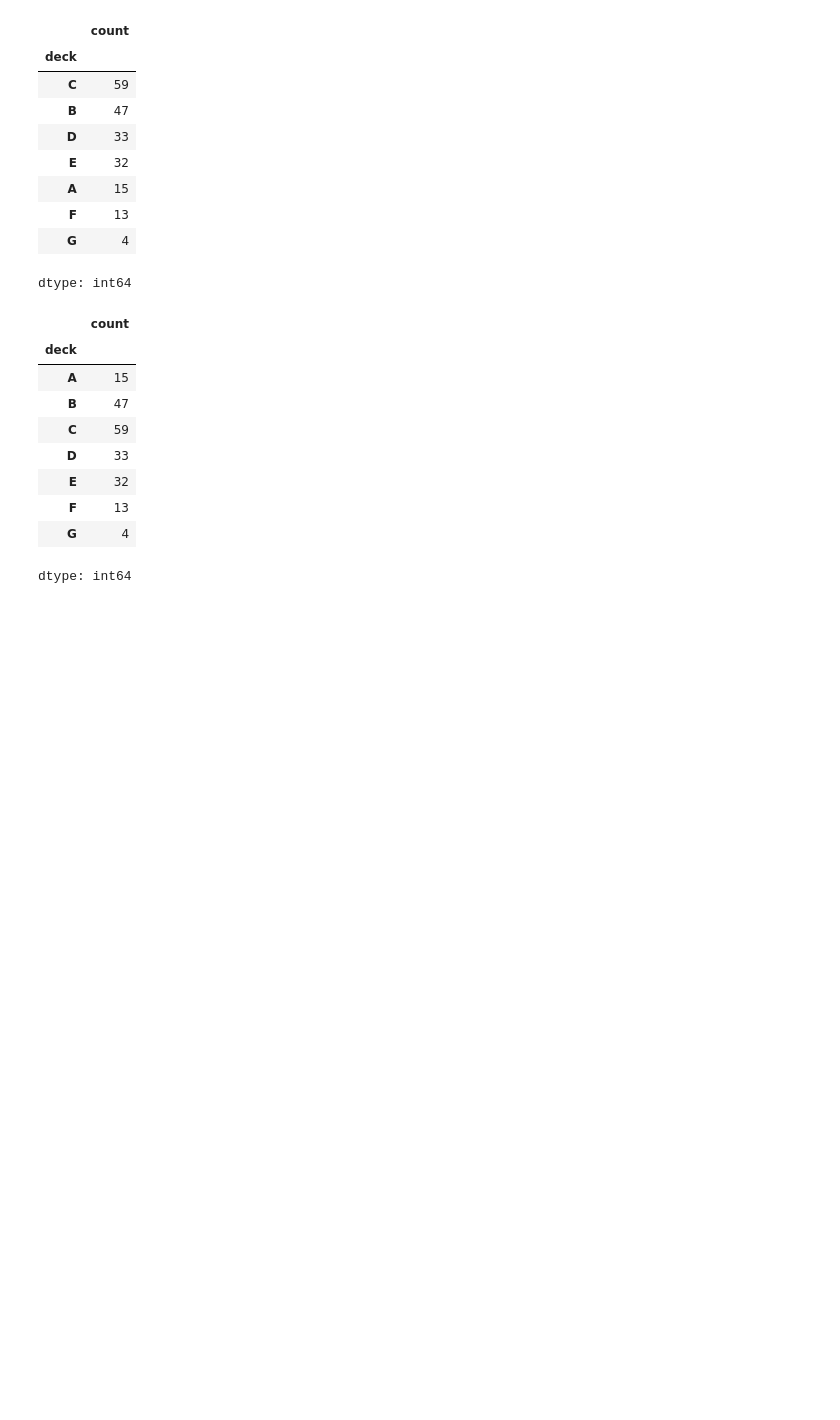
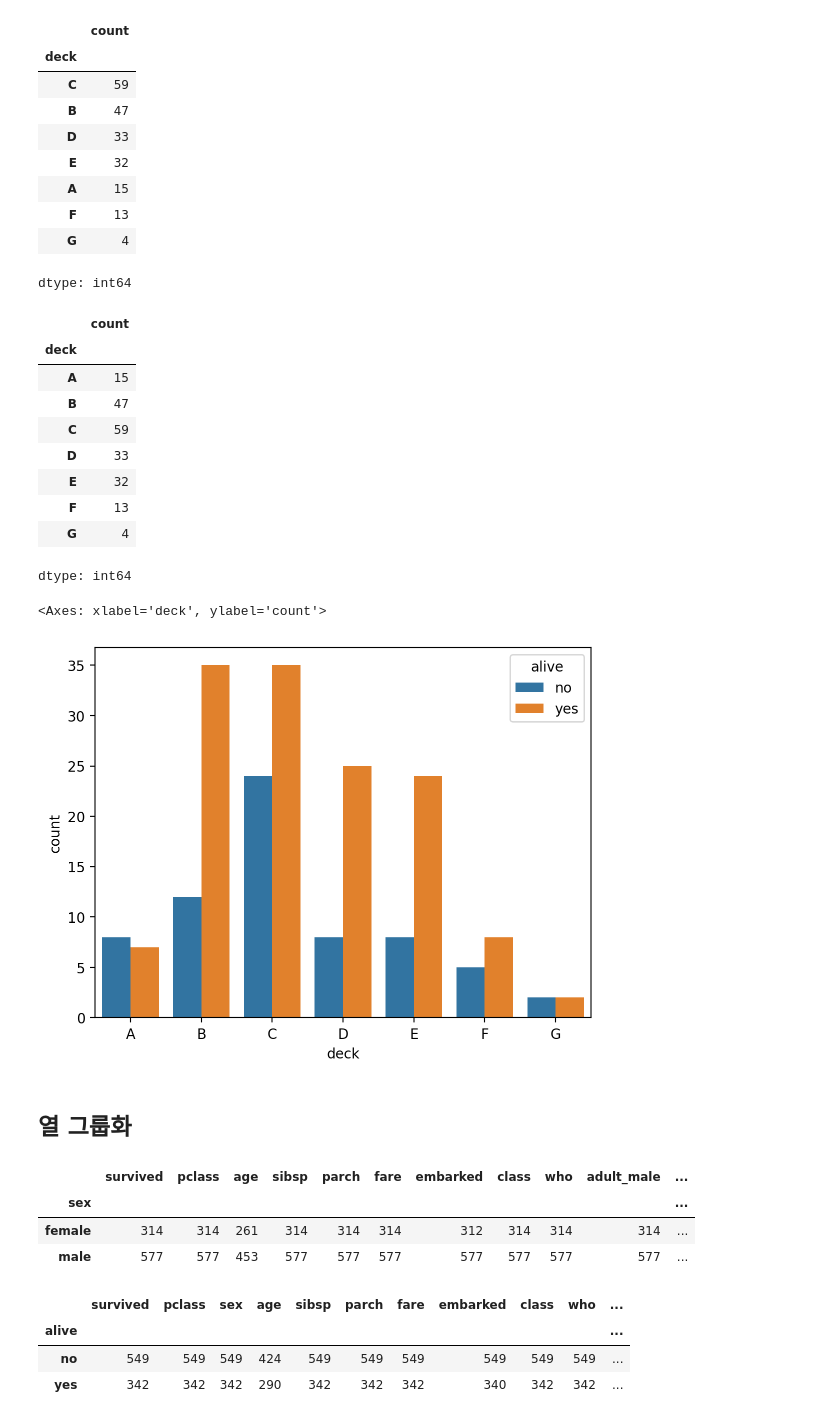
Before and after one commit to ai7dnn/2025-1-myclass-BDA, a Jupyter notebook: inclass/04w_B_wed_0326_dataframe_application_ipynb.ipynb, the cells around one changed output. Drawn from its saved outputs; the diff is of its cells as text; code cells hidden in the pictures; blank space fills up the shorter version.

```diff
--- a/inclass/04w_B_wed_0326_dataframe_application_ipynb.ipynb
+++ b/inclass/04w_B_wed_0326_dataframe_application_ipynb.ipynb
@@ -586,3 +586,24 @@ ttn.deck.value_counts().sort_index()
 | F | 13 |
 | G | 4 |
 dtype: int64
+# %%
+sns.countplot(ttn, x='deck', hue='alive')
+# %% [output]
+<Axes: xlabel='deck', ylabel='count'>
+[figure, added]
+# %% [markdown]
+## 열 그룹화
+# %%
+ttn.groupby('sex').count()
+# %% [output]
+|  | survived | pclass | age | sibsp | parch | fare | embarked | class | who | adult_male | ... |
+| sex |  |  |  |  |  |  |  |  |  |  | ... |
+| female | 314 | 314 | 261 | 314 | 314 | 314 | 312 | 314 | 314 | 314 | ... |
+| male | 577 | 577 | 453 | 577 | 577 | 577 | 577 | 577 | 577 | 577 | ... |
+# %%
+ttn.groupby('alive').count()
+# %% [output]
+|  | survived | pclass | sex | age | sibsp | parch | fare | embarked | class | who | ... |
+| alive |  |  |  |  |  |  |  |  |  |  | ... |
+| no | 549 | 549 | 549 | 424 | 549 | 549 | 549 | 549 | 549 | 549 | ... |
+| yes | 342 | 342 | 342 | 290 | 342 | 342 | 342 | 340 | 342 | 342 | ... |
```
Also changed, not shown: parts of 86 cells of this notebook.
